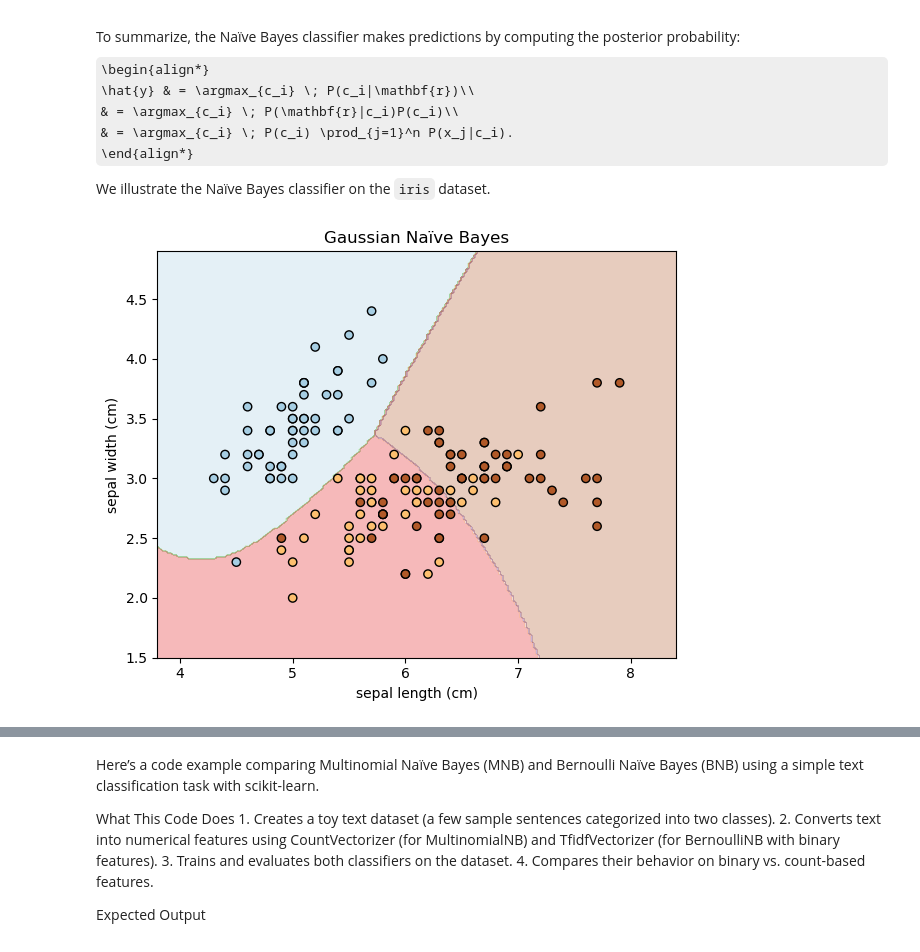
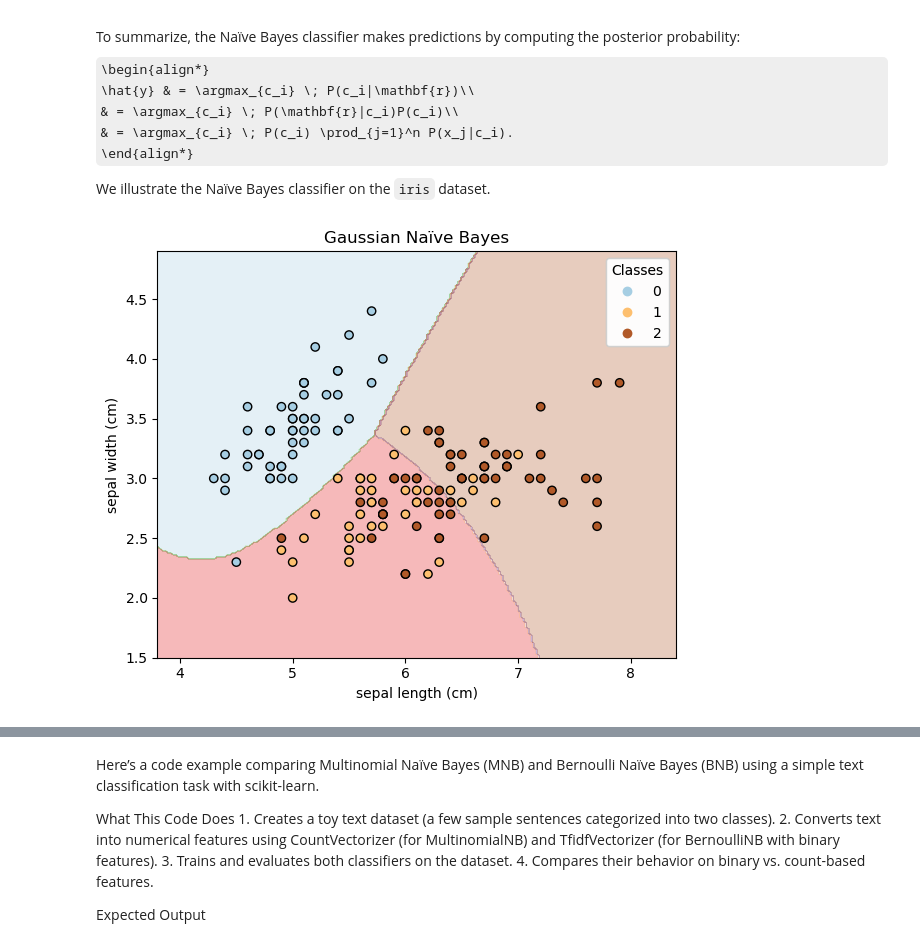
Before and after one commit to arvindsuresh-math/MATH-392-Intro-to-neural-networks, a Jupyter notebook: notebooks/09_intro-to-classification.ipynb, the cells around one changed output, grey strips where cells are left out. Saved outputs shown, nothing was run; the diff lists cells and outputs as text; code cells hidden in the pictures; some formulas as TeX source.

```diff
--- a/notebooks/09_intro-to-classification.ipynb
+++ b/notebooks/09_intro-to-classification.ipynb
@@ -513,39 +471,58 @@ We illustrate the Naïve Bayes classifier on the `iris` dataset.
 # %%
 from sklearn import datasets
 from sklearn.naive_bayes import GaussianNB
+import numpy as np
+import matplotlib.pyplot as plt
 
 # Load Iris dataset
 iris = datasets.load_iris()
 X = iris.data[:, :2]  # Select only two features for visualization
 y = iris.target       # Three class labels (0, 1, 2)
 
 # Train Gaussian Naïve Bayes
 gnb = GaussianNB()
 gnb.fit(X, y)
 
 # Function to plot decision boundary
 def plot_decision_boundary(model, X, y, title):
+    # Set the plot boundaries
     x_min, x_max = X[:, 0].min() - 0.5, X[:, 0].max() + 0.5
     y_min, y_max = X[:, 1].min() - 0.5, X[:, 1].max() + 0.5
+
+    # Create meshgrid
     xx, yy = np.meshgrid(np.linspace(x_min, x_max, 200),
                          np.linspace(y_min, y_max, 200))
 
+    # Predict for each point in the mesh
     Z = model.predict(np.c_[xx.ravel(), yy.ravel()])
     Z = Z.reshape(xx.shape)
 
-    # Plot decision boundary
+    # Create new figure
     plt.figure(figsize=(6, 5))
-    plt.contourf(xx, yy, Z, alpha=0.3, cmap=plt.cm.Paired)
-    plt.scatter(X[:, 0], X[:, 1], c=y, edgecolor="k", cmap=plt.cm.Paired)
+
+    # Plot decision regions
+    contour = plt.contourf(xx, yy, Z, alpha=0.3, cmap=plt.cm.Paired)
+
+    # Plot data points
+    scatter = plt.scatter(X[:, 0], X[:, 1], c=y, cmap=plt.cm.Paired, edgecolor='k')
+
+    # Add legend
+    legend1 = plt.legend(*scatter.legend_elements(),
+                        loc="upper right", title="Classes")
+    plt.gca().add_artist(legend1)
+
     plt.xlabel(iris.feature_names[0])
     plt.ylabel(iris.feature_names[1])
     plt.title(title)
 
+    return plt.gca()
+
 # Plot decision boundary for GaussianNB
-plot_decision_boundary(gnb, X, y, "Gaussian Naïve Bayes")
+ax = plot_decision_boundary(gnb, X, y, "Gaussian Naïve Bayes")
 plt.tight_layout()
+plt.show()
 # %% [output]
-[figure, old version]
+[figure, new version]
 # %%
 import numpy as np
 from sklearn.feature_extraction.text import CountVectorizer, TfidfVectorizer
```
Also changed, not shown: parts of 11 cells of this notebook.
